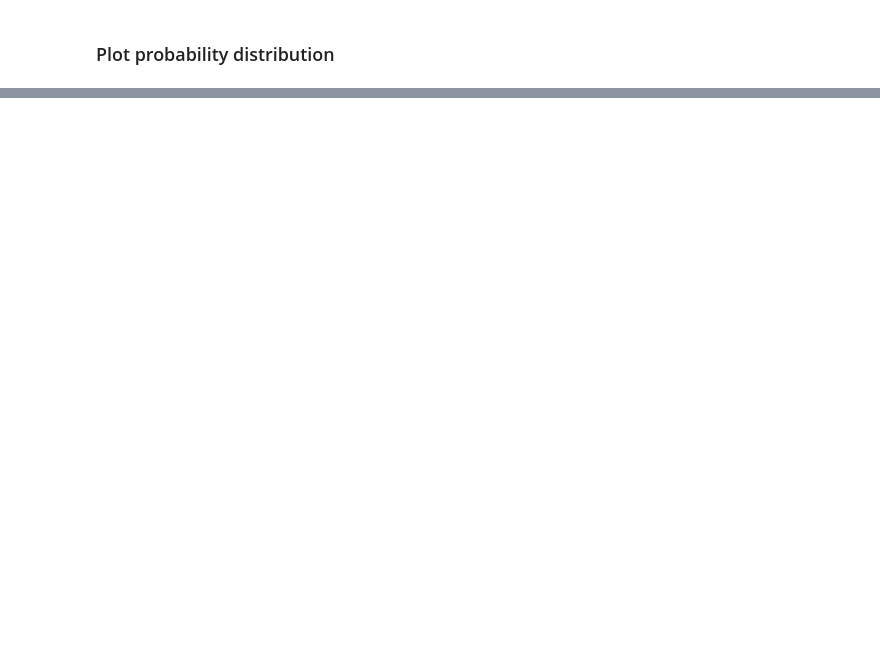
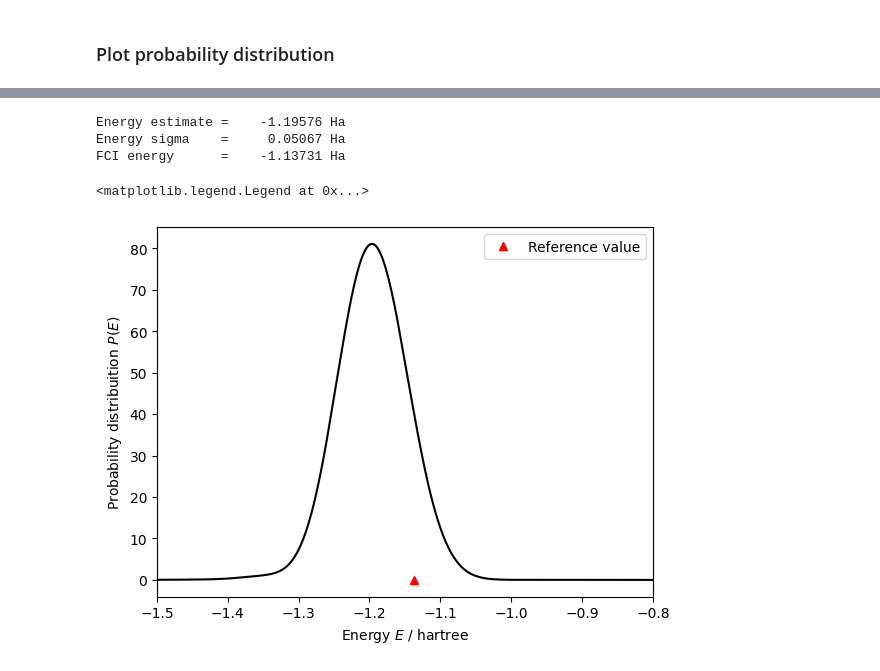
Before and after one commit to Karl-JT/SCA25-NVIDIA-Quantum-Workshop, a Jupyter notebook: Quantinuum/qpe_cudaq_iceberg.ipynb, the cells around one changed output, grey strips where cells are left out. Cells and saved outputs as stored; diff of their text form; code cells hidden in the pictures; blank space fills up the shorter version.

```diff
--- a/Quantinuum/qpe_cudaq_iceberg.ipynb
+++ b/Quantinuum/qpe_cudaq_iceberg.ipynb
@@ -400,0 +653,12 @@ plt.legend()
+# %%
+import os
+import json
+
+if not are_we_emulating_in_cudaq:
+    results = []
+    for file in os.listdir(results_dir):
+        with open(f"{results_dir}/{file}", "r") as file_io:
+            job_data = json.load(file_io)
+        tmp_results = cudaq.AsyncSampleResult(str(job_data))
+        counts = tmp_results.get()
+        results.append(counts)
@@ -400,0 +709,40 @@ plt.legend()
+# %%
+from algorithm import get_mu_and_sigma, bayesian_update
+
+# Prepare the uniform prior distribution.
+n_grid_points = 2**14
+phi = np.linspace(-1, 1, n_grid_points + 1)[:-1]
+prior = np.ones_like(phi)
+
+posterior = bayesian_update(
+    phi,
+    prior,
+    k_list,
+    beta_list,
+    logical_results,
+    error_rate=error_rate_func,
+)
+
+mu, sigma = get_mu_and_sigma(posterior, phi=phi)
+mu_energy = -mu / DELTAT
+sigma_energy = sigma / DELTAT
+print(f"Energy estimate = {mu_energy:11.5f} Ha")
+print(f"Energy sigma    = {sigma_energy:11.5f} Ha")
+print(f"FCI energy      = {FCI_ENERGY:11.5f} Ha")
+# %% [output]
+Energy estimate =    -1.19576 Ha
+Energy sigma    =     0.05067 Ha
+FCI energy      =    -1.13731 Ha
+# %%
+import matplotlib.pyplot as plt
+
+x_energy = -phi / DELTAT
+plt.plot(x_energy, posterior, "k-")
+plt.xlim(-1.5, -0.8)
+plt.plot(FCI_ENERGY, 0, "r^", label="Reference value")
+plt.xlabel(r"Energy $E$ / hartree")
+plt.ylabel(r"Probability distribuition $P(E)$")
+plt.legend()
+# %% [output]
+<matplotlib.legend.Legend at 0x...>
+[figure, added]
```
Also changed, not shown: parts of 72 cells of this notebook, 1 other file.
